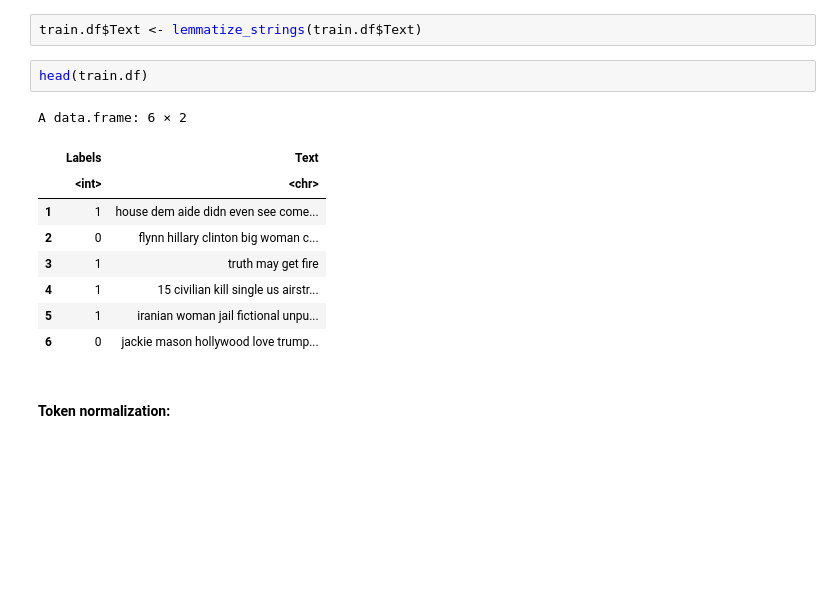
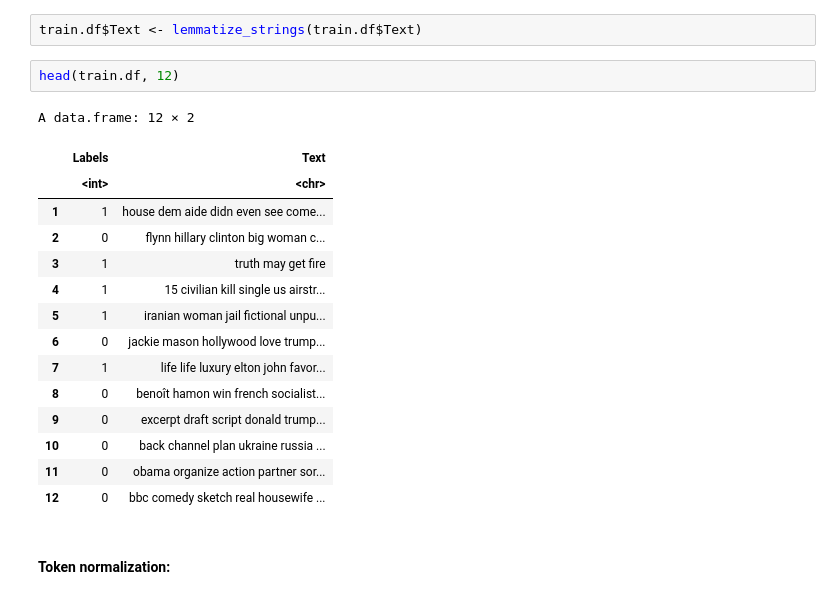
Before and after one commit to s1m0n32001/BayesianFakeNewsRecognition, a Jupyter notebook: Trump.ipynb, the cells around one changed output. Cells and saved outputs as stored; diff of their text form; blank space fills up the shorter version.

Commit message:
Add files via upload
kulmar + trump

```diff
--- a/Trump.ipynb
+++ b/Trump.ipynb
@@ -121,17 +120,23 @@ train.df <- data.frame(Labels = input.df$label, Text = unlist(quotes))
 # %%
 train.df$Text <- lemmatize_strings(train.df$Text)
 # %%
-head(train.df)
+head(train.df, 12)
 # %% [output]
-A data.frame: 6 × 2
+A data.frame: 12 × 2
 |  | Labels | Text |
 |  | <int> | <chr> |
 | 1 | 1 | house dem aide didn even see come... |
 | 2 | 0 | flynn hillary clinton big woman c... |
 | 3 | 1 | truth may get fire |
 | 4 | 1 | 15 civilian kill single us airstr... |
 | 5 | 1 | iranian woman jail fictional unpu... |
 | 6 | 0 | jackie mason hollywood love trump... |
+| 7 | 1 | life life luxury elton john favor... |
+| 8 | 0 | benoît hamon win french socialist... |
+| 9 | 0 | excerpt draft script donald trump... |
+| 10 | 0 | back channel plan ukraine russia ... |
+| 11 | 0 | obama organize action partner sor... |
+| 12 | 0 | bbc comedy sketch real housewife ... |
 # %% [markdown]
 #### Token normalization:
 # %%
```
Also changed, not shown: parts of 18 cells of this notebook, 1 other file.
